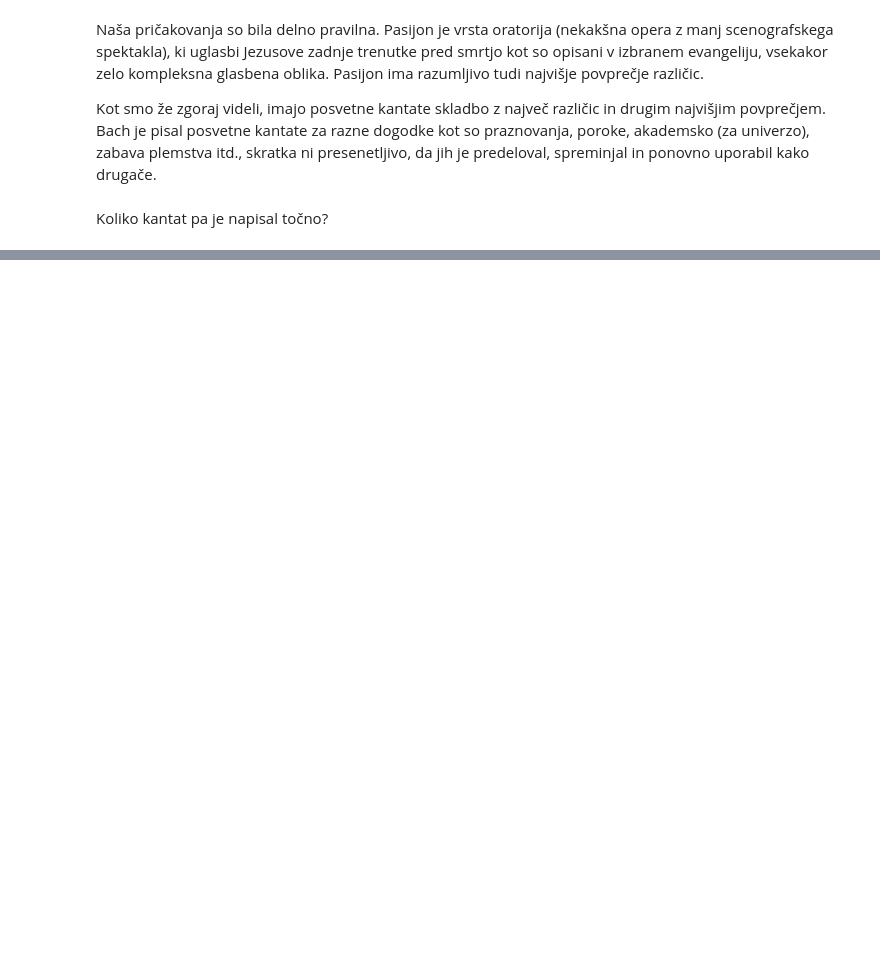
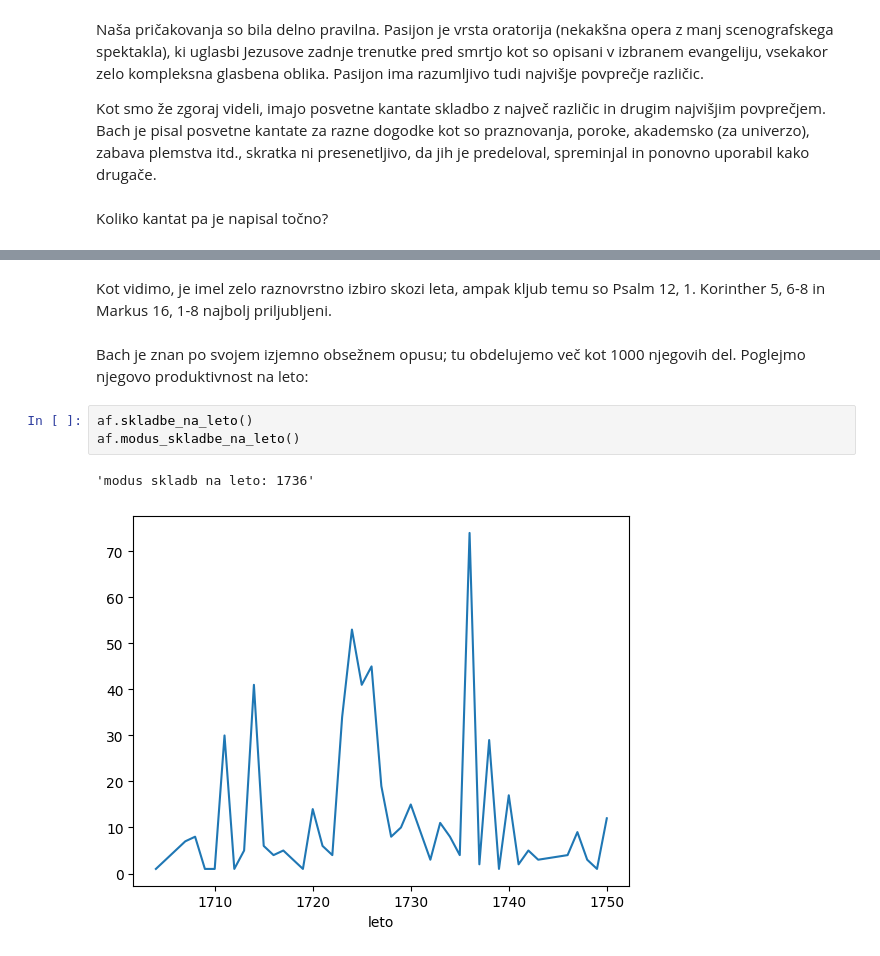
Before and after one commit to MajBijol147/Uvod_v_programiranje, a Jupyter notebook: seminarska_naloga/analiza_podatkov.ipynb, the cells around one changed output, grey strips where cells are left out. Drawn from its saved outputs; the diff is of its cells as text; blank space fills up the shorter version.

```diff
--- a/seminarska_naloga/analiza_podatkov.ipynb
+++ b/seminarska_naloga/analiza_podatkov.ipynb
@@ -87,0 +184,10 @@ Izstopa tudi "delo za instrumente s tipkami", za takratni čas čembalo in klavi
+# %% [markdown]
+Kot vidimo, je imel zelo raznovrstno izbiro skozi leta, ampak kljub temu so Psalm 12, 1. Korinther 5, 6-8 in Markus 16, 1-8 najbolj priljubljeni.
+# %% [markdown]
+Bach je znan po svojem izjemno obsežnem opusu; tu obdelujemo več kot 1000 njegovih del. Poglejmo njegovo produktivnost na leto:
+# %%
+af.skladbe_na_leto()
+af.modus_skladbe_na_leto()
+# %% [output]
+'modus skladb na leto: 1736'
+[figure, added]
```
Also changed, not shown: parts of 44 cells of this notebook, 1 other file.
